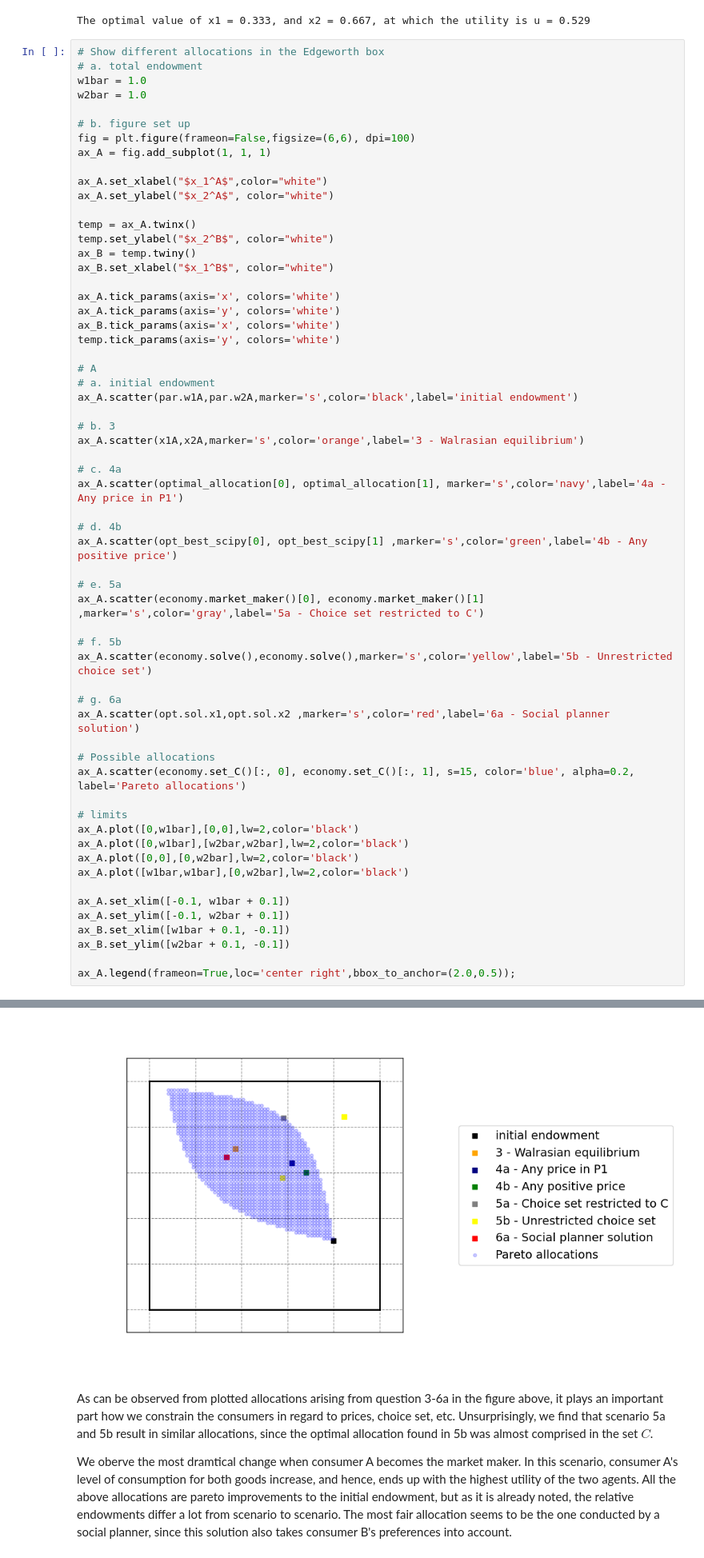
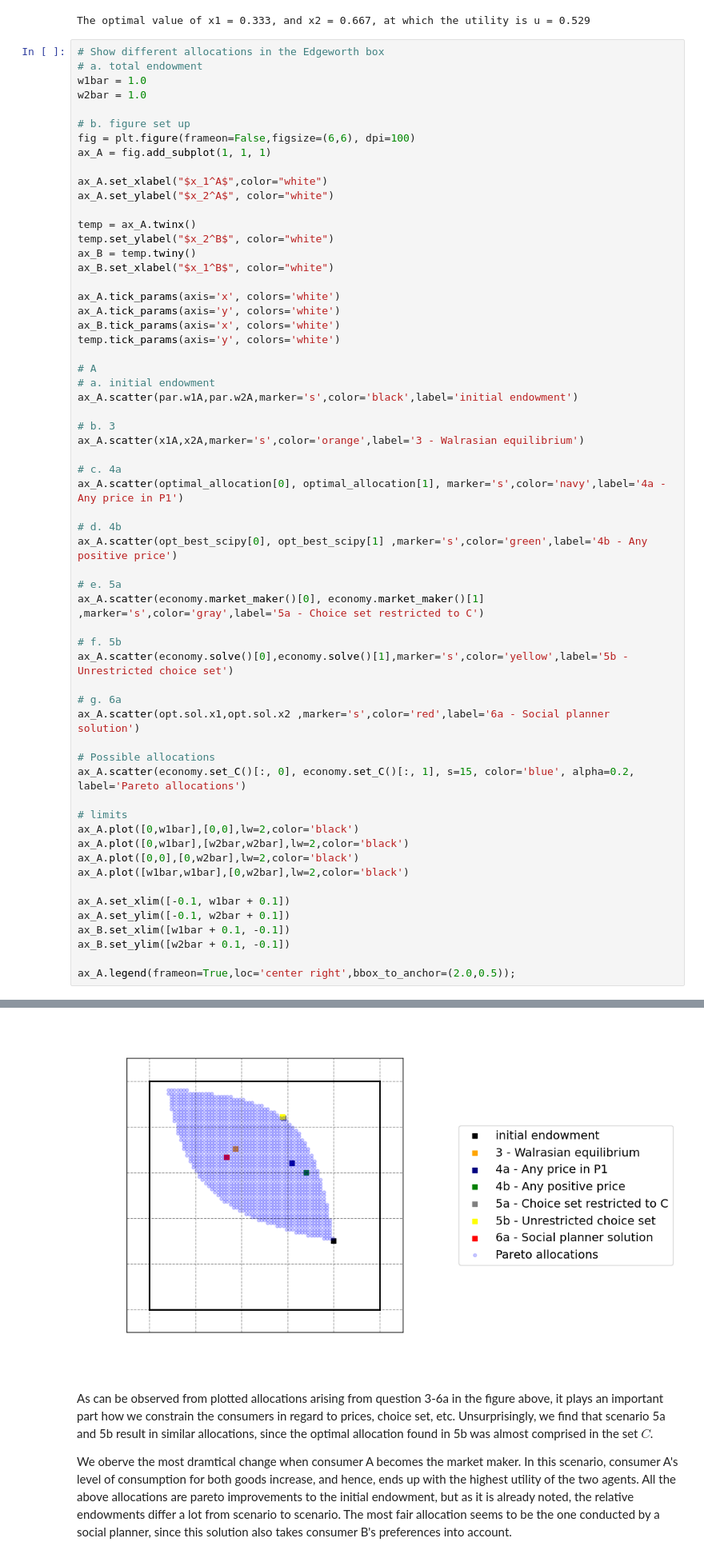
Before and after one commit to NumEconCopenhagen/projects-2024-anne-sofie-ida-anna-livia, a Jupyter notebook: inauguralproject/inauguralproject.ipynb, the cells around one changed output, grey strips where cells are left out. Shown at 80% size. Cells and saved outputs as stored; diff of their text form.

```diff
--- a/inauguralproject/inauguralproject.ipynb
+++ b/inauguralproject/inauguralproject.ipynb
@@ -258,35 +258,35 @@ ax_A.scatter(optimal_allocation[0], optimal_allocation[1], marker='s',color='nav
 
 # d. 4b
 ax_A.scatter(opt_best_scipy[0], opt_best_scipy[1] ,marker='s',color='green',label='4b - Any positive price')
 
 # e. 5a
 ax_A.scatter(economy.market_maker()[0], economy.market_maker()[1] ,marker='s',color='gray',label='5a - Choice set restricted to C')
 
 # f. 5b
-ax_A.scatter(economy.solve(),economy.solve(),marker='s',color='yellow',label='5b - Unrestricted choice set')
+ax_A.scatter(economy.solve()[0],economy.solve()[1],marker='s',color='yellow',label='5b - Unrestricted choice set')
 
 # g. 6a
 ax_A.scatter(opt.sol.x1,opt.sol.x2 ,marker='s',color='red',label='6a - Social planner solution')
 
 # Possible allocations
 ax_A.scatter(economy.set_C()[:, 0], economy.set_C()[:, 1], s=15, color='blue', alpha=0.2, label='Pareto allocations')
 
 # limits
 ax_A.plot([0,w1bar],[0,0],lw=2,color='black')
 ax_A.plot([0,w1bar],[w2bar,w2bar],lw=2,color='black')
 ax_A.plot([0,0],[0,w2bar],lw=2,color='black')
 ax_A.plot([w1bar,w1bar],[0,w2bar],lw=2,color='black')
 
 ax_A.set_xlim([-0.1, w1bar + 0.1])
 ax_A.set_ylim([-0.1, w2bar + 0.1])
 ax_B.set_xlim([w1bar + 0.1, -0.1])
 ax_B.set_ylim([w2bar + 0.1, -0.1])
 
 ax_A.legend(frameon=True,loc='center right',bbox_to_anchor=(2.0,0.5));
 # %% [output]
 Looping through the set C, the utility is maximised for agent A when x1 = 0.581 and x2 = 0.838 with u = 0.742
 Looping through the set C, the utility is maximised for agent A when x1 = 0.581 and x2 = 0.838 with u = 0.742
-[figure, old version]
+[figure, new version]
 # %% [markdown]
 As can be observed from plotted allocations arising from question 3-6a in the figure above, it plays an important part how we constrain the consumers in regard to prices, choice set, etc. Unsurprisingly, we find that scenario 5a and 5b result in similar allocations, since the optimal allocation found in 5b was almost comprised in the set $C$.
 
```
